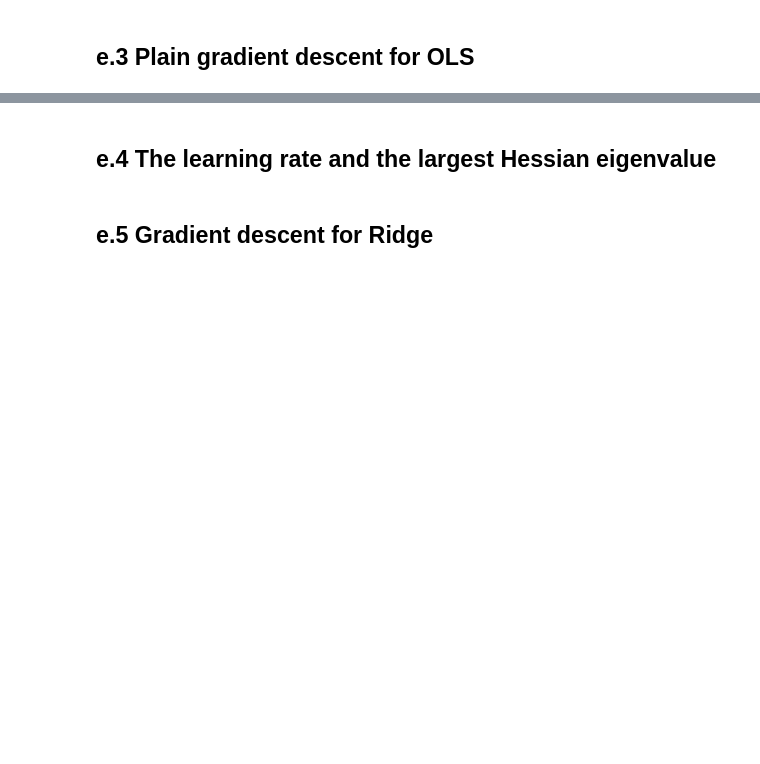
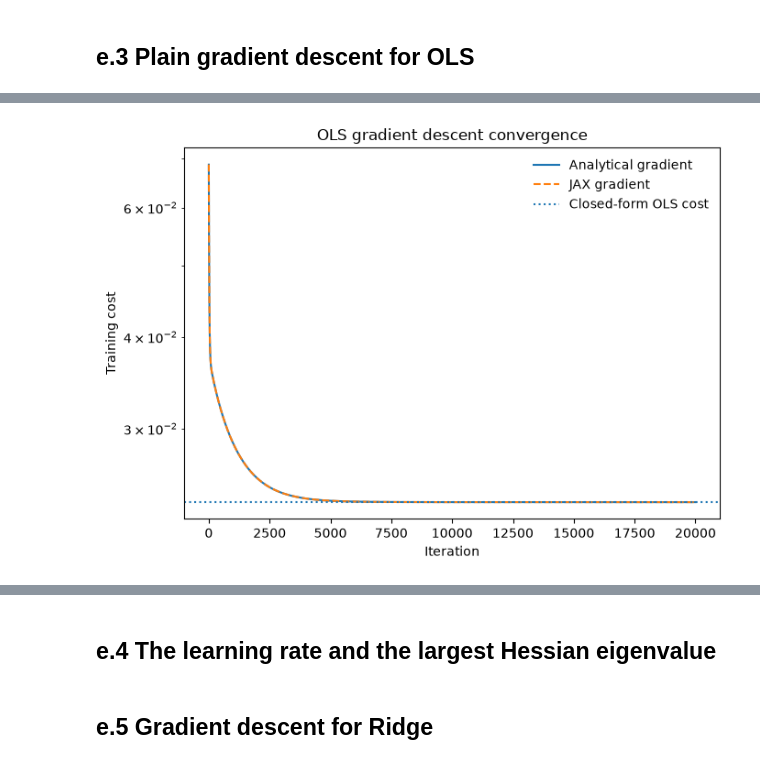
Before and after one commit to GardKL/Project1, a Jupyter notebook: Project1/code/Project1.ipynb, the cells around one changed output, grey strips where cells are left out. Drawn from its saved outputs; the diff is of its cells as text; code cells hidden in the pictures; blank space fills up the shorter version.

```diff
--- a/Project1/code/Project1.ipynb
+++ b/Project1/code/Project1.ipynb
@@ -866,0 +987,17 @@ Ridge - OLS:
+# %%
+n_train = len(y_train_e)
+
+H_ols = (
+    2.0 / n_train
+) * X_train_e.T @ X_train_e
+
+lambda_max = np.linalg.eigvalsh(H_ols).max()
+
+eta_max = 2.0 / lambda_max
+
+
+eta = 0.5 * eta_max
+
+print("lambda_max =", lambda_max)
+print("eta_max     =", eta_max)
+print("eta used    =", eta)
@@ -866,0 +1158,39 @@ Ridge - OLS:
+# %%
+
+
+closed_cost = np.mean(
+    (X_train_e @ theta_ols_closed - y_train_e)**2
+)
+
+
+plt.figure(figsize=(7, 5))
+
+plt.semilogy(
+    np.arange(1, len(cost_analytic) + 1),
+    cost_analytic,
+    label="Analytical gradient"
+)
+
+plt.semilogy(
+    np.arange(1, len(cost_ad) + 1),
+    cost_ad,
+    "--",
+    label="JAX gradient"
+)
+
+plt.axhline(
+    closed_cost,
+    linestyle=":",
+    label="Closed-form OLS cost"
+)
+
+plt.xlabel("Iteration")
+plt.ylabel("Training cost")
+plt.title("OLS gradient descent convergence")
+plt.legend(frameon=False)
+
+plt.tight_layout()
+plt.savefig("../results/e3_gd_convergence.pdf", bbox_inches="tight")
+plt.show()
+# %% [output]
+[figure, added]
```
Also changed, not shown: parts of 15 cells of this notebook, 5 other files.
